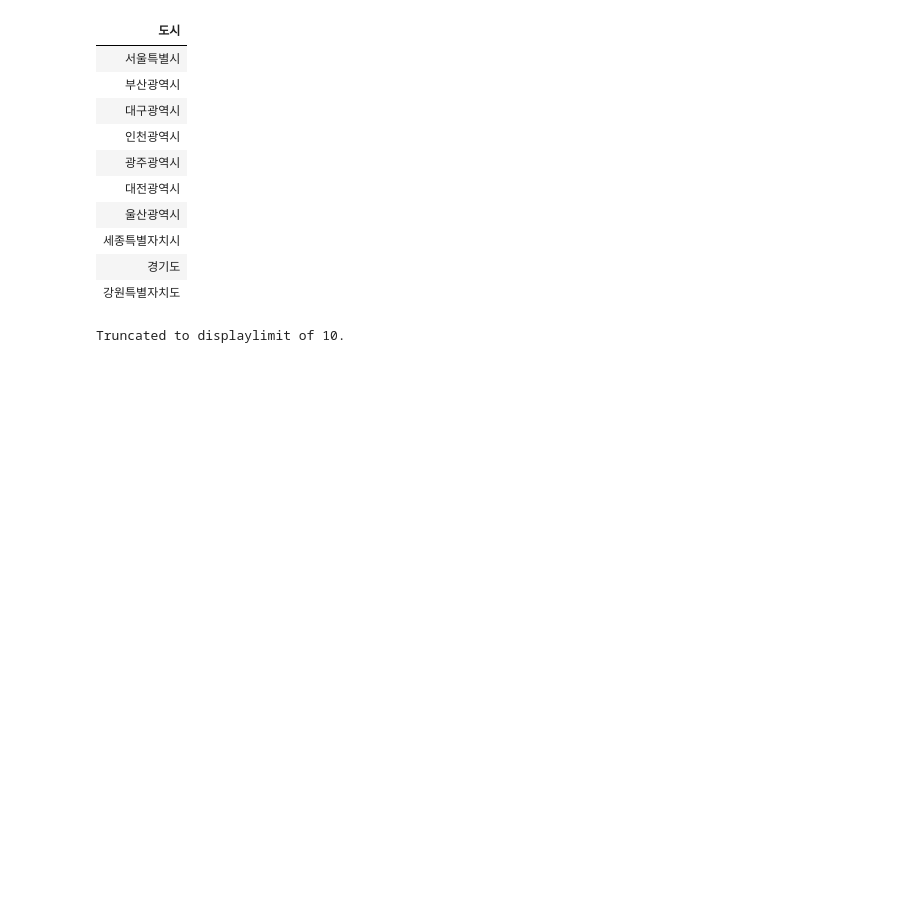
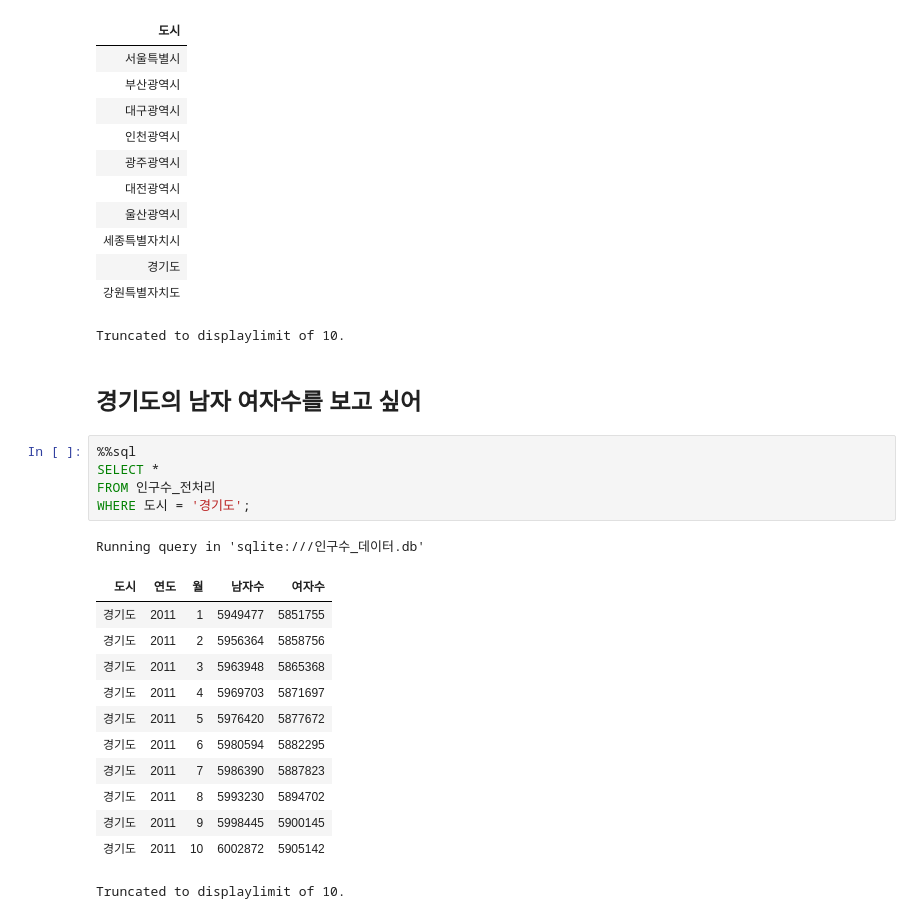
Before and after one commit to An0jin/Data_School_With_Ai, a Jupyter notebook: 초등학교 3~4학년 과정/SQL기초/인구수를 구해보자/main.ipynb, the cells around one changed output. Drawn from its saved outputs; the diff is of its cells as text; blank space fills up the shorter version.

```diff
--- a/초등학교 3~4학년 과정/SQL기초/인구수를 구해보자/main.ipynb
+++ b/초등학교 3~4학년 과정/SQL기초/인구수를 구해보자/main.ipynb
@@ -80,3 +150,24 @@ Running query in 'sqlite:///인구수_데이터.db'
 | 경기도 |
 | 강원특별자치도 |
 Truncated to displaylimit of 10.
+# %% [markdown]
+## 경기도의 남자 여자수를 보고 싶어
+# %%
+%%sql
+SELECT *
+FROM 인구수_전처리
+WHERE 도시 = '경기도';
+# %% [output]
+Running query in 'sqlite:///인구수_데이터.db'
+| 도시 | 연도 | 월 | 남자수 | 여자수 |
+| 경기도 | 2011 | 1 | 5949477 | 5851755 |
+| 경기도 | 2011 | 2 | 5956364 | 5858756 |
+| 경기도 | 2011 | 3 | 5963948 | 5865368 |
+| 경기도 | 2011 | 4 | 5969703 | 5871697 |
+| 경기도 | 2011 | 5 | 5976420 | 5877672 |
+| 경기도 | 2011 | 6 | 5980594 | 5882295 |
+| 경기도 | 2011 | 7 | 5986390 | 5887823 |
+| 경기도 | 2011 | 8 | 5993230 | 5894702 |
+| 경기도 | 2011 | 9 | 5998445 | 5900145 |
+| 경기도 | 2011 | 10 | 6002872 | 5905142 |
+Truncated to displaylimit of 10.
```
Also changed, not shown: parts of 19 cells of this notebook, 6 other files.
